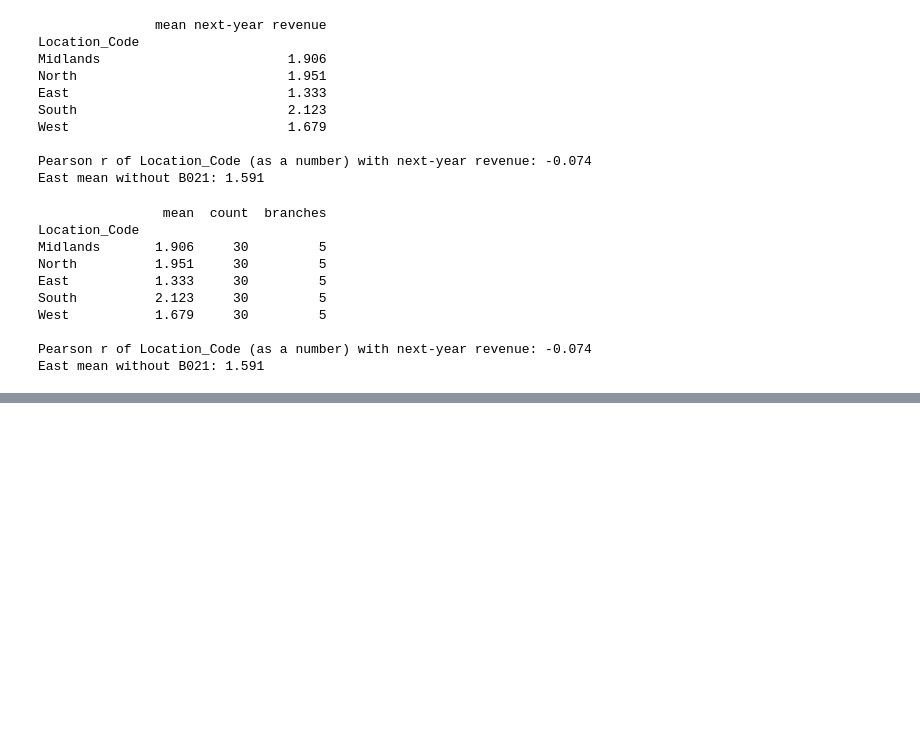
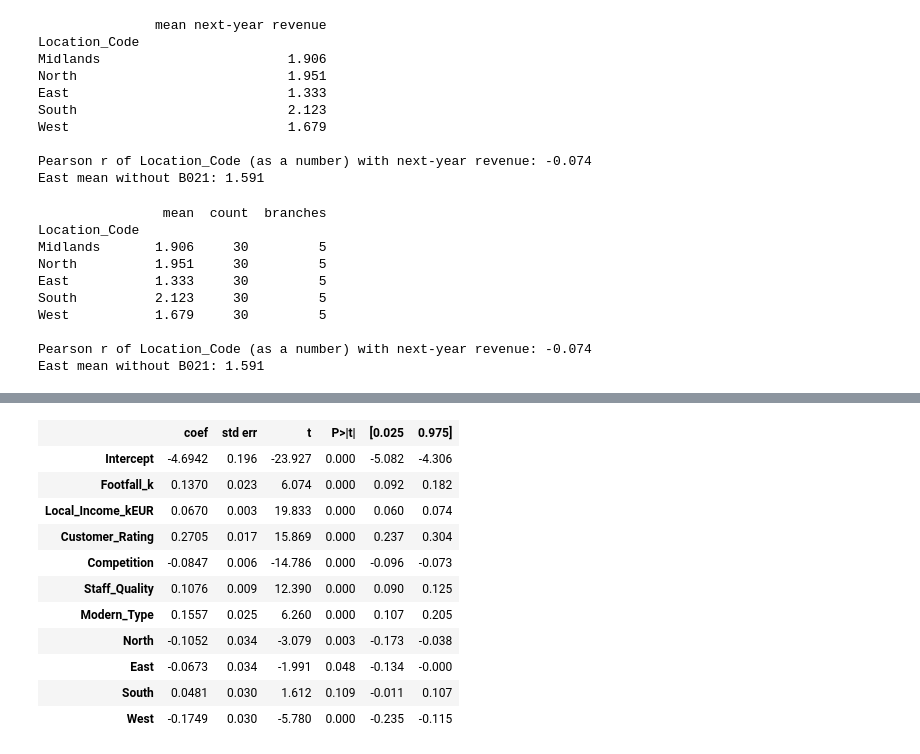
Before and after one commit to Ri-Dearg/data-test, a Jupyter notebook: A00082654_Rory.ipynb, the cells around one changed output, grey strips where cells are left out. Drawn from its saved outputs; the diff is of its cells as text; code cells hidden in the pictures; blank space fills up the shorter version.

```diff
--- a/A00082654_Rory.ipynb
+++ b/A00082654_Rory.ipynb
@@ -778,0 +860,20 @@ East mean without B021: 1.591
+# %%
+# Final model (M3): coefficients with 95% confidence intervals
+base = 'Footfall_k + Local_Income_kEUR'
+others = ' + Customer_Rating + Competition + Staff_Quality + Modern_Type'
+region = ' + North + East + South + West'
+final = smf.ols(f'Revenue_Next ~ {base}{others}{region}', data=df_model).fit()
+final.summary().tables[1]
+# %% [output]
+|  | coef | std err | t | P>|t| | [0.025 | 0.975] |
+| Intercept | -4.6942 | 0.196 | -23.927 | 0.000 | -5.082 | -4.306 |
+| Footfall_k | 0.1370 | 0.023 | 6.074 | 0.000 | 0.092 | 0.182 |
+| Local_Income_kEUR | 0.0670 | 0.003 | 19.833 | 0.000 | 0.060 | 0.074 |
+| Customer_Rating | 0.2705 | 0.017 | 15.869 | 0.000 | 0.237 | 0.304 |
+| Competition | -0.0847 | 0.006 | -14.786 | 0.000 | -0.096 | -0.073 |
+| Staff_Quality | 0.1076 | 0.009 | 12.390 | 0.000 | 0.090 | 0.125 |
+| Modern_Type | 0.1557 | 0.025 | 6.260 | 0.000 | 0.107 | 0.205 |
+| North | -0.1052 | 0.034 | -3.079 | 0.003 | -0.173 | -0.038 |
+| East | -0.0673 | 0.034 | -1.991 | 0.048 | -0.134 | -0.000 |
+| South | 0.0481 | 0.030 | 1.612 | 0.109 | -0.011 | 0.107 |
+| West | -0.1749 | 0.030 | -5.780 | 0.000 | -0.235 | -0.115 |
```
Also changed, not shown: parts of 10 cells of this notebook.
